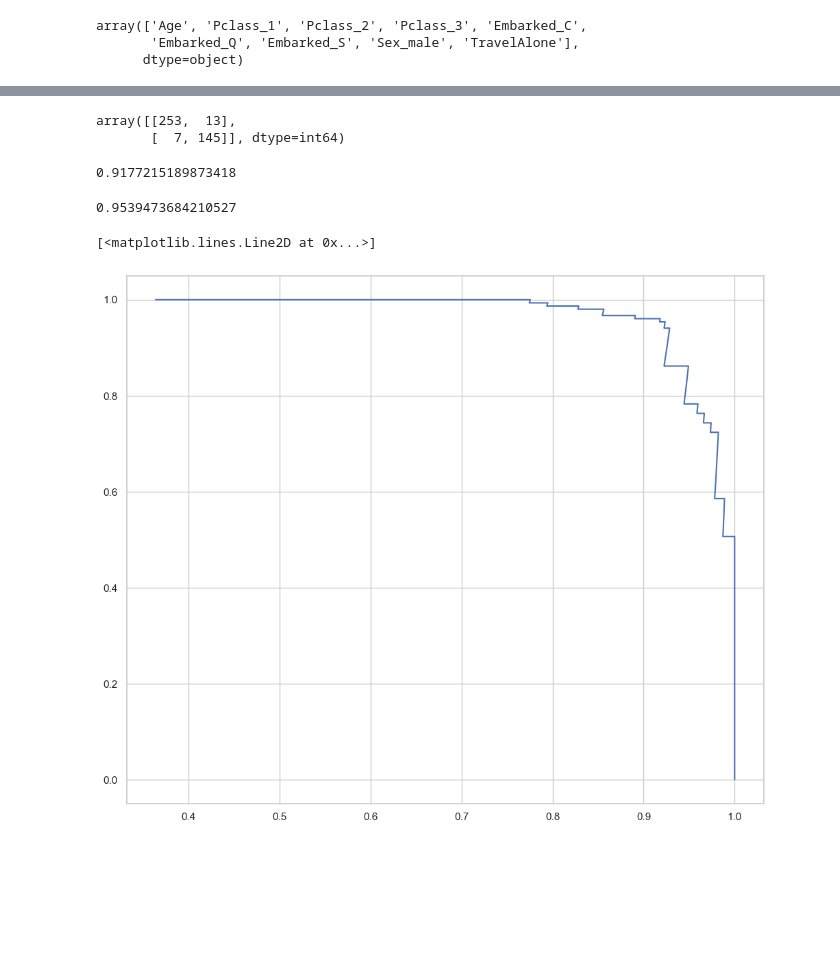
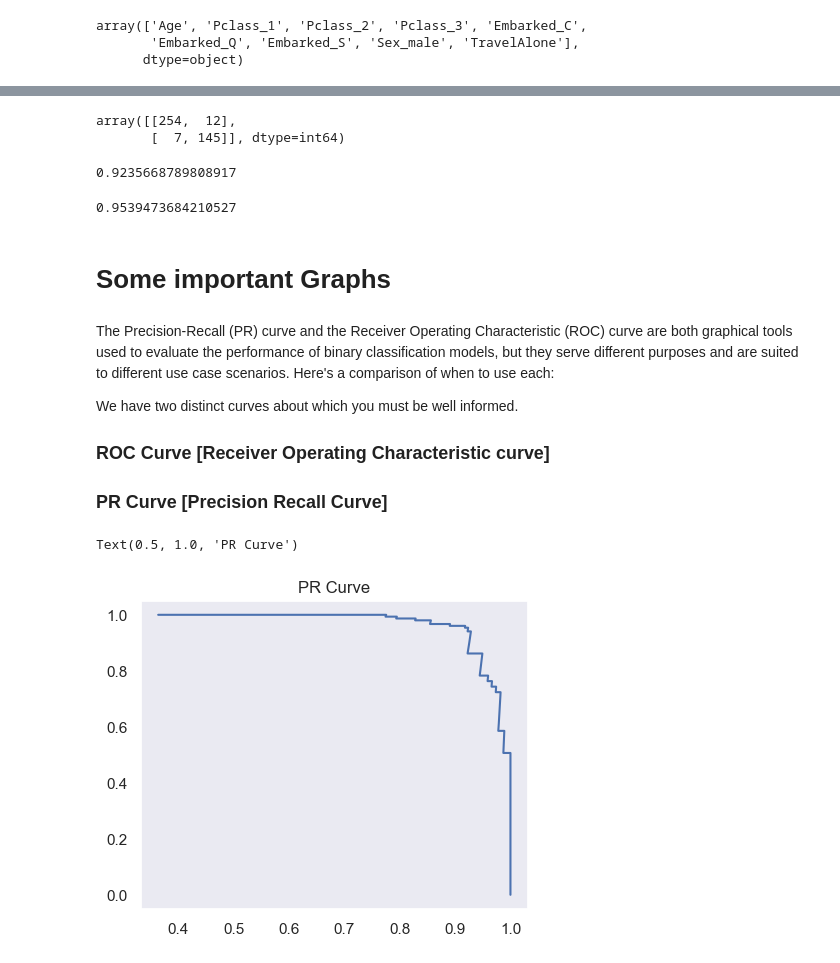
Before and after one commit to SahilLodha/AI_Classes_Notebooks, a Jupyter notebook: classical_ml/Section 02 - Logistic Regression/Logistic Regression.ipynb, the cells around one changed output, grey strips where cells are left out. Saved outputs shown, nothing was run; the diff lists cells and outputs as text; code cells hidden in the pictures; blank space fills up the shorter version.

```diff
--- a/classical_ml/Section 02 - Logistic Regression/Logistic Regression.ipynb
+++ b/classical_ml/Section 02 - Logistic Regression/Logistic Regression.ipynb
@@ -239,8 +258,5 @@ X = train_df[cols]
 y = train_df['Survived']
 
 model = LogisticRegression(max_iter=5000)
-rfe = RFE(model, step=8)
-rfe.fit(X, y)
-
-print('Selected features: %s' % list(X.columns[rfe.support_]))
+model.fit(X, y)
 # %% [output]
@@ -269,10 +320,13 @@ from sklearn.metrics import confusion_matrix, precision_score, recall_score, pre
 # %%
-confusion_matrix(values, predictions)
+# Generating a Confusion Matrix ...
+cf = confusion_matrix(values, predictions)
 # %% [output]
-array([[253,  13],
+array([[254,  12],
        [  7, 145]], dtype=int64)
 # %%
-precision_score(values, predictions)
+precision = precision_score(values, predictions)
+recall = recall_score(values, predictions)
+f1_score =
 # %% [output]
-0.9177215189873418
+0.9235668789808917
 # %%
@@ -280,11 +334,21 @@ recall_score(values, predictions)
 # %% [output]
 0.9539473684210527
+# %% [markdown]
+# Some important Graphs
+# %% [markdown]
+The Precision-Recall (PR) curve and the Receiver Operating Characteristic (ROC) curve are both graphical tools used to evaluate the performance of binary classification models, but they serve different purposes and are suited to different use case scenarios. Here's a comparison of when to use each:
+
+We have two distinct curves about which you must be well informed.
+### ROC Curve [Receiver Operating Characteristic curve]
+### PR Curve [Precision Recall Curve]
 # %%
-precision, recall, _ = precision_recall_curve(values, rfecv.predict_proba(test_df[cols])[:,1])
+precision, recall, thr = precision_recall_curve(values, rfecv.predict_proba(test_df[cols])[:,1])
 # %%
 from matplotlib import pyplot as plt
 
+plt.rc('figure', figsize=(5,4))
 plt.plot(precision, recall)
+plt.title("PR Curve")
 # %% [output]
-[<matplotlib.lines.Line2D at 0x...>]
+Text(0.5, 1.0, 'PR Curve')
-[figure, old version]
+[figure, new version]
```
Also changed, not shown: parts of 12 cells of this notebook, 2 other files.
